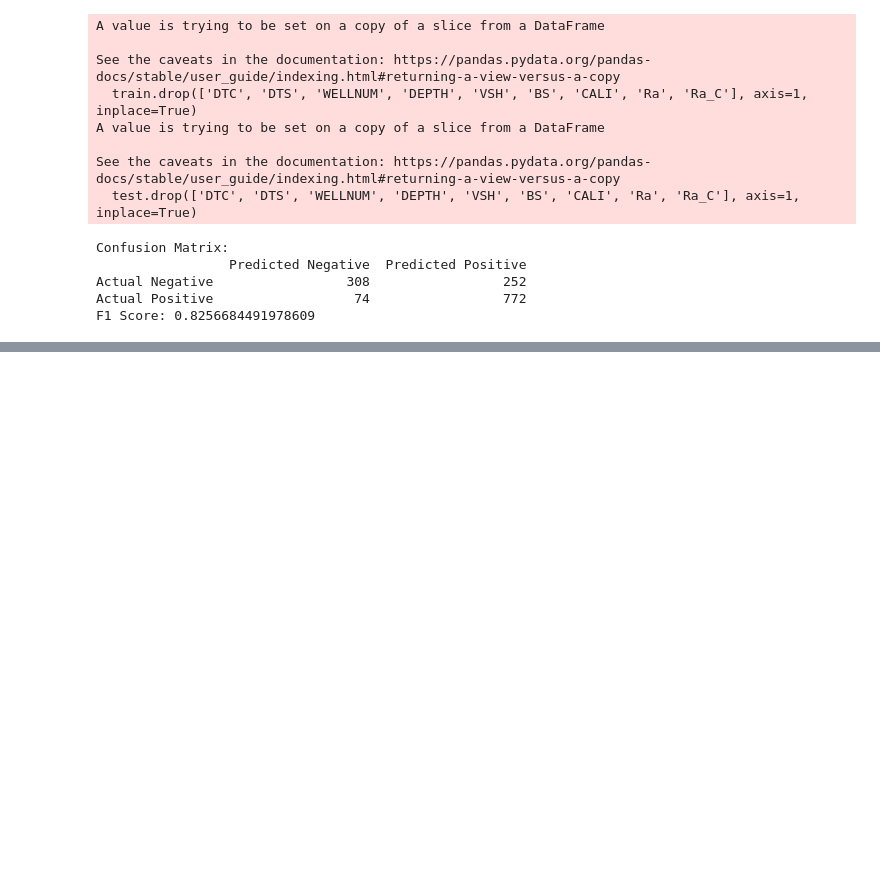
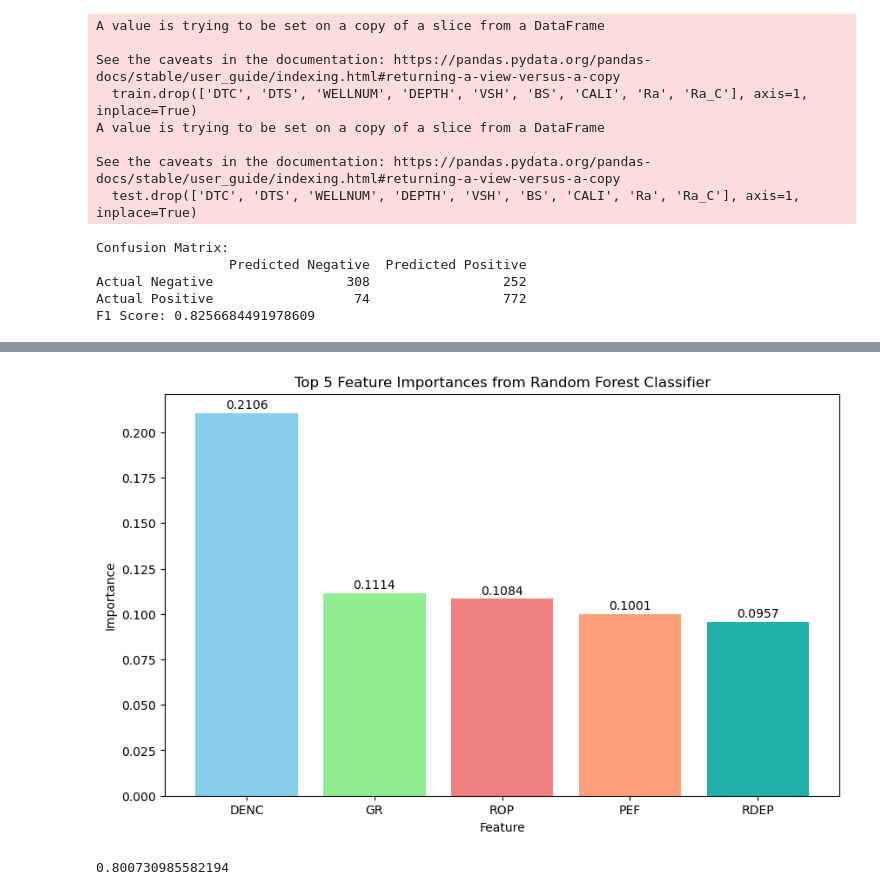
Before and after one commit to Photon12/Machine-Learning, a Jupyter notebook: Class.ipynb, the cells around one changed output, grey strips where cells are left out. Cells and saved outputs as stored; diff of their text form; code cells hidden in the pictures; blank space fills up the shorter version.

```diff
--- a/Class.ipynb
+++ b/Class.ipynb
@@ -817,0 +2314,30 @@ F1 Score: 0.8256684491978609
+# %%
+import matplotlib.pyplot as plt
+
+# Get feature importances from the trained Random Forest model
+feature_importances = rf.feature_importances_
+features = train.columns
+
+# Create a DataFrame for visualization
+importance_df = pd.DataFrame({'Feature': features, 'Importance': feature_importances})
+importance_df = importance_df.sort_values(by='Importance', ascending=False)
+# Plot the top 5 feature importances as a histogram with different colors
+top_5_features = importance_df.head(5)
+plt.figure(figsize=(10, 6))
+bars = plt.bar(top_5_features['Feature'], top_5_features['Importance'], color=['skyblue', 'lightgreen', 'lightcoral', 'lightsalmon', 'lightseagreen'])
+plt.xlabel('Feature')
+plt.ylabel('Importance')
+plt.title('Top 5 Feature Importances from Random Forest Classifier')
+
+# Adding the values on top of the bars
+for bar in bars:
+    yval = bar.get_height()
+    plt.text(bar.get_x() + bar.get_width() / 2, yval + 0.001, round(yval, 4), ha='center', va='bottom')
+
+plt.show()
+# %% [output]
+[figure, added]
+# %%
+roc_auc_with
+# %% [output]
+0.800730985582194
```
Also changed, not shown: parts of 54 cells of this notebook.
